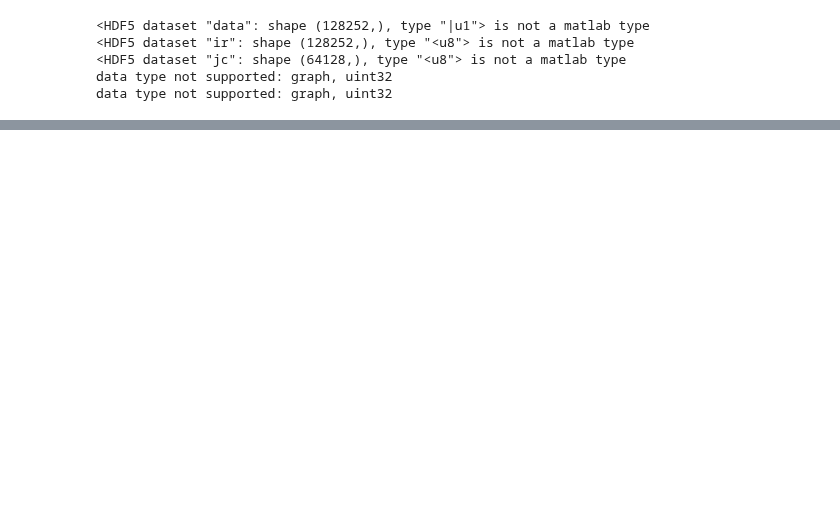
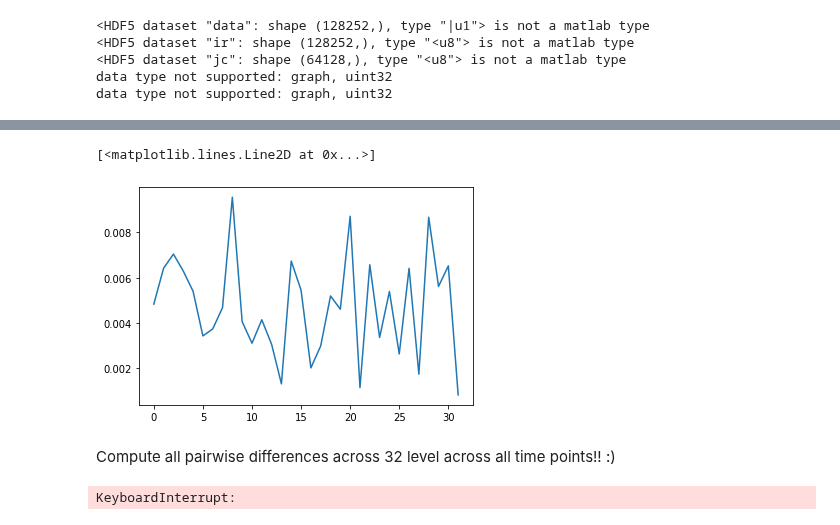
Before and after one commit to eghbalhosseini/neural_manifolds, a Jupyter notebook: gradient_analysis_functions.ipynb, the cells around one changed output, grey strips where cells are left out. Cells and saved outputs as stored; diff of their text form; code cells hidden in the pictures; blank space fills up the shorter version.

```diff
--- a/gradient_analysis_functions.ipynb
+++ b/gradient_analysis_functions.ipynb
@@ -189,0 +147,2 @@ for idx , _ in enumerate(range(len(within_class_id)-2)):
+# %%
+all_combs=[(x[0],x[1]+50) for x in all_combs]
@@ -189,0 +156,4 @@ for idx , _ in enumerate(range(len(within_class_id)-2)):
+# %%
+P12=e_f[np.where(tiled_transfo_mat[1][:,0]==1),:].squeeze()
+# %%
+p12_diff=[np.diff(P12[x,:],axis=0) for x in all_combs]
@@ -189,0 +162,6 @@ for idx , _ in enumerate(range(len(within_class_id)-2)):
+# %%
+branch_diffs=[]
+for branch in tiled_transfo_mat[1].transpose(): # for each single "over" branch, iterate through the categories
+    P12=e_f[np.where(branch==1),:].squeeze() # extract each category
+    p12_diff=[np.diff(P12[x,:],axis=0) for x in all_combs] # find all pairwise differences between all samples in cat 1 and cat 2 (the leaf branches)
+    branch_diffs.append(np.mean(np.stack(p12_diff).squeeze(),axis=0)) # take mean over all the pairwise diffs
@@ -189,0 +184,5 @@ for idx , _ in enumerate(range(len(within_class_id)-2)):
+# %%
+plt.plot([np.linalg.norm(x) for x in branch_diffs])
+# %% [output]
+[<matplotlib.lines.Line2D at 0x...>]
+[figure, added]
@@ -189,0 +191,13 @@ for idx , _ in enumerate(range(len(within_class_id)-2)):
+# %% [markdown]
+Compute all pairwise differences across 32 level across all time points!! :)
+# %%
+all_branch_diffs=[]
+for _,time_point in tqdm(enumerate(e_f_list)):
+    branch_diffs=[]
+    for branch in tiled_transfo_mat[1].transpose(): # for each single "over" branch, iterate through the categories
+        P12=time_point[np.where(branch==1),:].squeeze() # extract each category
+        p12_diff=[np.diff(P12[x,:],axis=0) for x in all_combs] # find all pairwise differences between all samples in cat 1 and cat 2 (the leaf branches)
+        branch_diffs.append(np.mean(np.stack(p12_diff).squeeze(),axis=0)) # take mean over all the pairwise diffs
+    all_branch_diffs.append(branch_diffs)
+# %% [output]
+KeyboardInterrupt:
```
Also changed, not shown: parts of 80 cells of this notebook, 2 other files.
